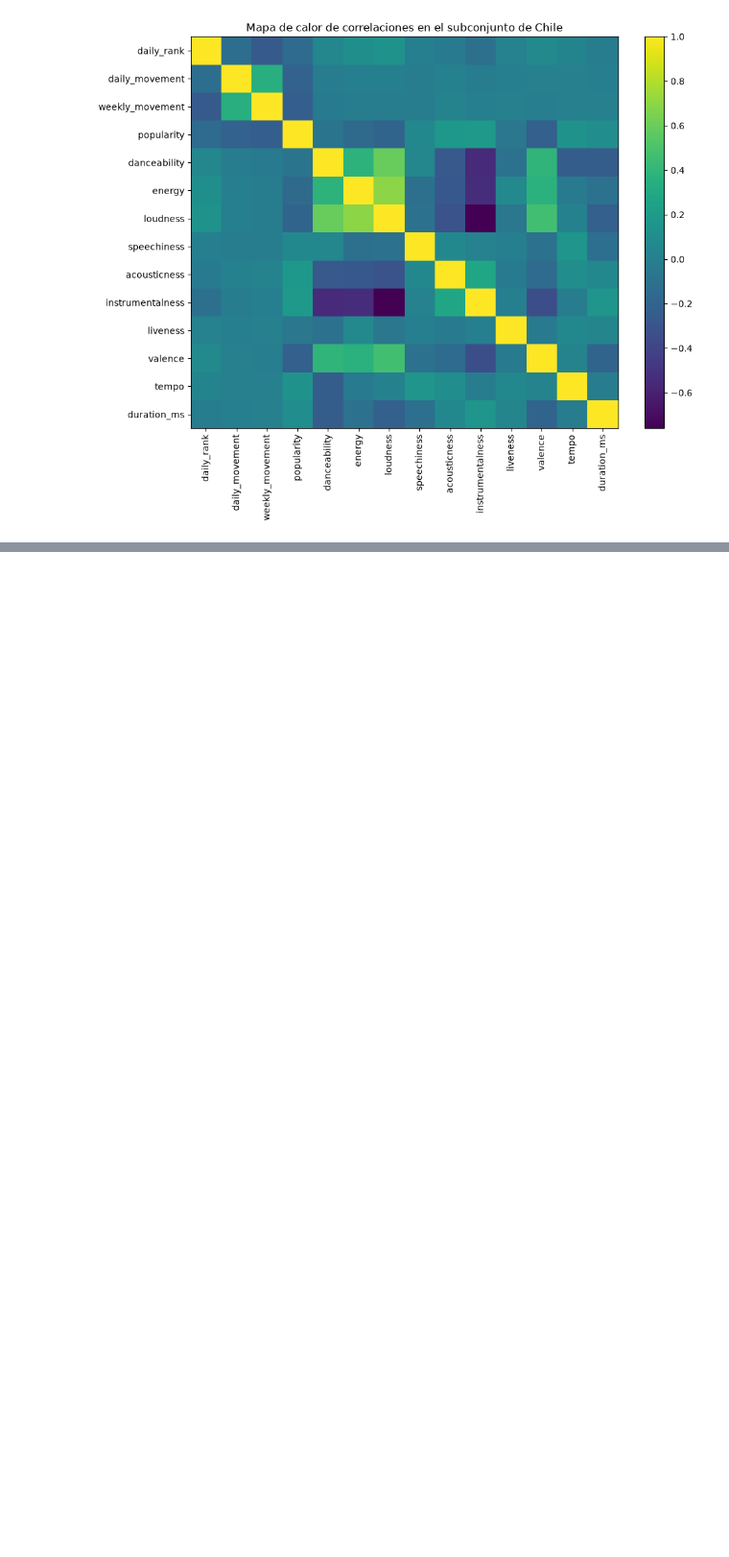
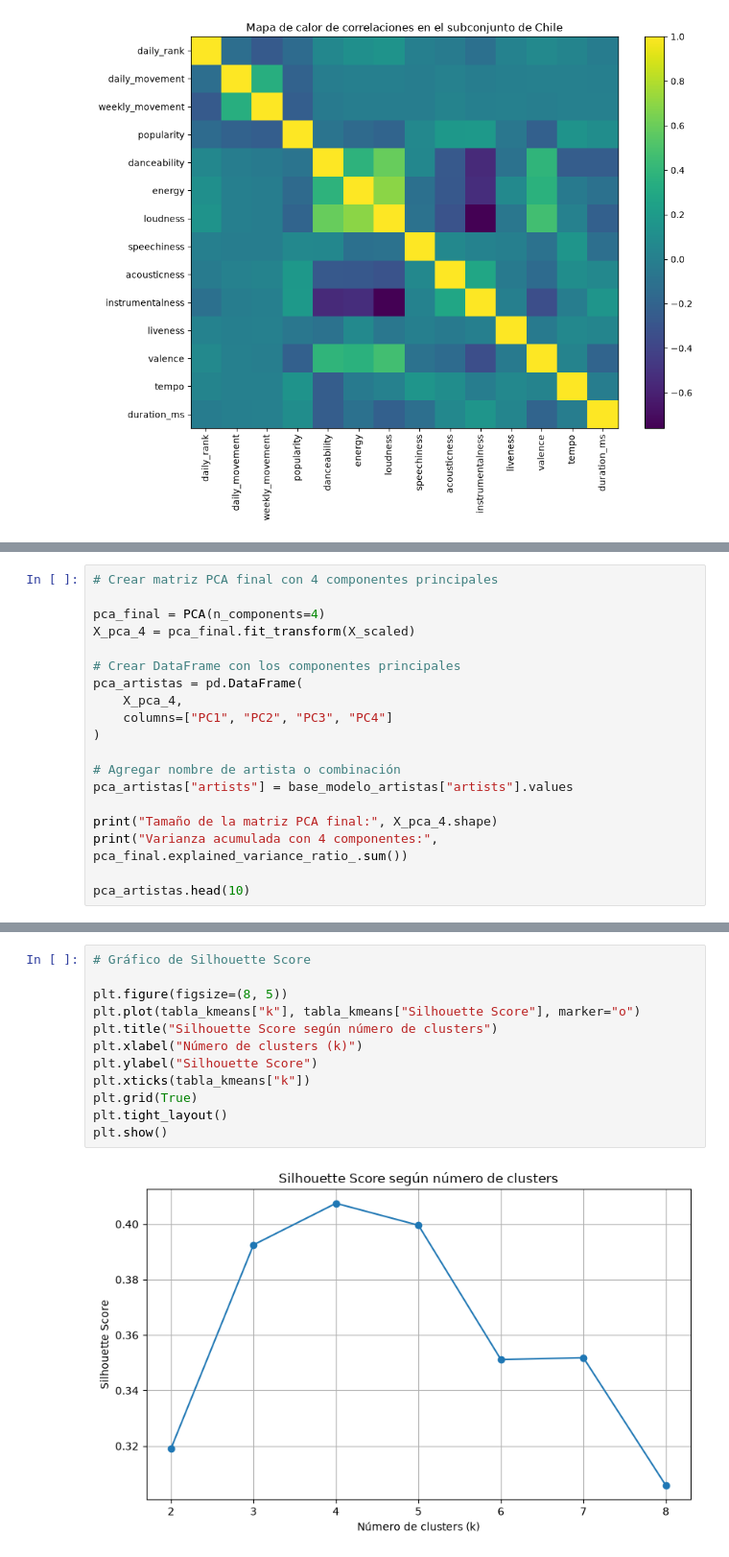
Before and after one commit to omarsanhuezaperiodista-ai/omarunab, a Jupyter notebook: spotify_artistas_chile_eda.ipynb, the cells around one changed output, grey strips where cells are left out. Shown at 96% size. Drawn from its saved outputs; the diff is of its cells as text; blank space fills up the shorter version.

Commit message:
Agrega modelamiento PCA y K-Means

```diff
--- a/spotify_artistas_chile_eda.ipynb
+++ b/spotify_artistas_chile_eda.ipynb
@@ -491,0 +675,19 @@ plt.show()
+# %%
+# Crear matriz PCA final con 4 componentes principales
+
+pca_final = PCA(n_components=4)
+X_pca_4 = pca_final.fit_transform(X_scaled)
+
+# Crear DataFrame con los componentes principales
+pca_artistas = pd.DataFrame(
+    X_pca_4,
+    columns=["PC1", "PC2", "PC3", "PC4"]
+)
+
+# Agregar nombre de artista o combinación
+pca_artistas["artists"] = base_modelo_artistas["artists"].values
+
+print("Tamaño de la matriz PCA final:", X_pca_4.shape)
+print("Varianza acumulada con 4 componentes:", pca_final.explained_variance_ratio_.sum())
+
+pca_artistas.head(10)
@@ -491,0 +757,14 @@ plt.show()
+# %%
+# Gráfico de Silhouette Score
+
+plt.figure(figsize=(8, 5))
+plt.plot(tabla_kmeans["k"], tabla_kmeans["Silhouette Score"], marker="o")
+plt.title("Silhouette Score según número de clusters")
+plt.xlabel("Número de clusters (k)")
+plt.ylabel("Silhouette Score")
+plt.xticks(tabla_kmeans["k"])
+plt.grid(True)
+plt.tight_layout()
+plt.show()
+# %% [output]
+[figure, added]
```
Also changed, not shown: parts of 25 cells of this notebook.
